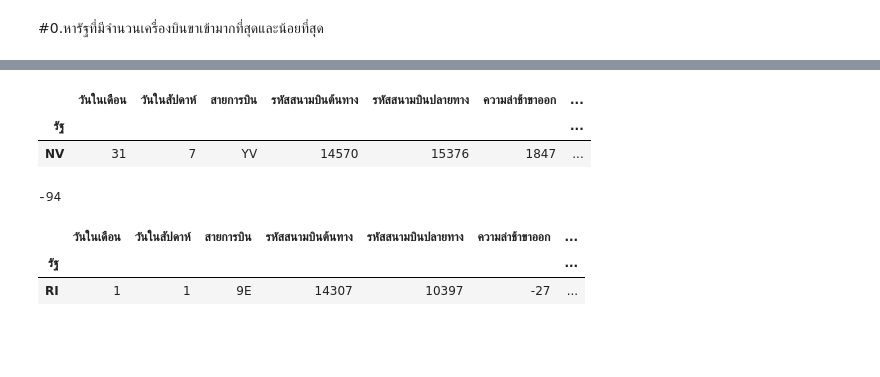
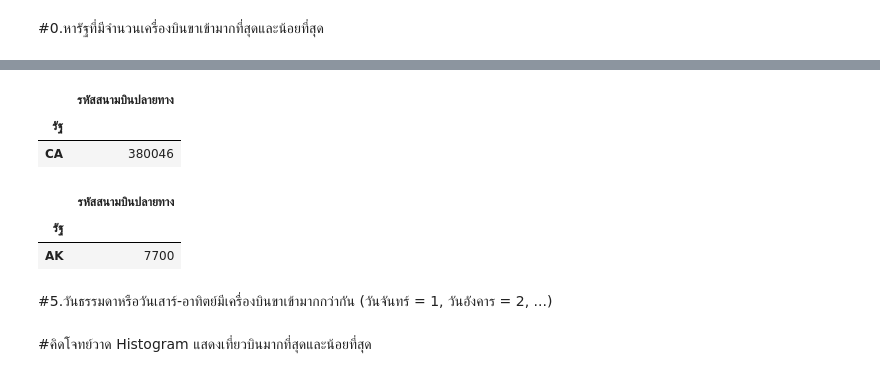
Before and after one commit to Wikanes-k/DWDM21, a Jupyter notebook: MiniExam.ipynb, the cells around one changed output, grey strips where cells are left out. Saved outputs shown, nothing was run; the diff lists cells and outputs as text; code cells hidden in the pictures; blank space fills up the shorter version.

```diff
--- a/MiniExam.ipynb
+++ b/MiniExam.ipynb
@@ -111,18 +132,18 @@ merged_data['ความล่าช้าขาเข้า'].max()
 # %%
-max = merged_table.groupby('รัฐ').max().sort_values(by=['ความล่าช้าขาเข้า'],ascending=False)
-max.iloc[:1,:]
+max = merged_data.groupby('รัฐ').count().sort_values(by=['รหัสสนามบินปลายทาง'],ascending=False)  #รัฐที่มีเครื่องบินขาเข้ามากที่สุด
+max.iloc[:1,4:5]
 # %% [output]
-|  | วันในเดือน | วันในสัปดาห์ | สายการบิน | รหัสสนามบินต้นทาง | รหัสสนามบินปลายทาง | ความล่าช้าขาออก | ... |
-| รัฐ |  |  |  |  |  |  | ... |
-| NV | 31 | 7 | YV | 14570 | 15376 | 1847 | ... |
+|  | รหัสสนามบินปลายทาง |
+| รัฐ |  |
+| CA | 380046 |
-# %%
-merged_table['ความล่าช้าขาเข้า'].min()
-# %% [output]
--94
-# %%
-min = merged_table.groupby('รัฐ').min().sort_values(by=['ความล่าช้าขาเข้า'],ascending=False)
-min.iloc[-1:,:]
-# %% [output]
-|  | วันในเดือน | วันในสัปดาห์ | สายการบิน | รหัสสนามบินต้นทาง | รหัสสนามบินปลายทาง | ความล่าช้าขาออก | ... |
-| รัฐ |  |  |  |  |  |  | ... |
-| RI | 1 | 1 | 9E | 14307 | 10397 | -27 | ... |
+# %%
+min = merged_data.groupby('รัฐ').count().sort_values(by=['รหัสสนามบินปลายทาง'],ascending=True) #รัฐที่มีเครื่องบินขาเข้าน้อยที่สุด
+min.iloc[:1:,4:5]
+# %% [output]
+|  | รหัสสนามบินปลายทาง |
+| รัฐ |  |
+| AK | 7700 |
+# %% [markdown]
+#5.วันธรรมดาหรือวันเสาร์-อาทิตย์มีเครื่องบินขาเข้ามากกว่ากัน (วันจันทร์ = 1, วันอังคาร = 2, ...)
+# %% [markdown]
+#คิดโจทย์วาด Histogram แสดงเที่ยวบินมากที่สุดและน้อยที่สุด
```
Also changed, not shown: parts of 8 cells of this notebook.
